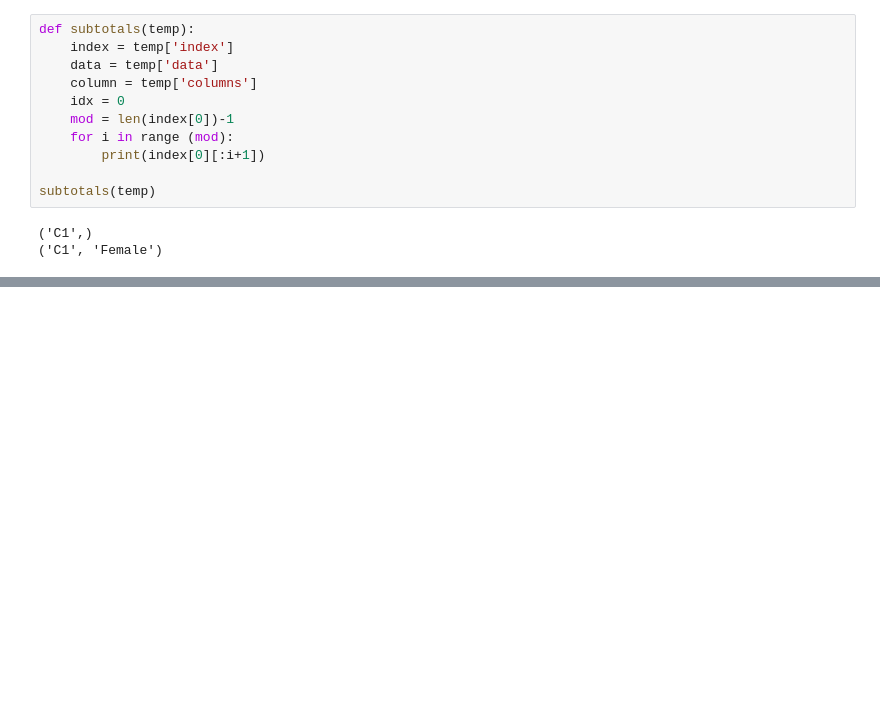
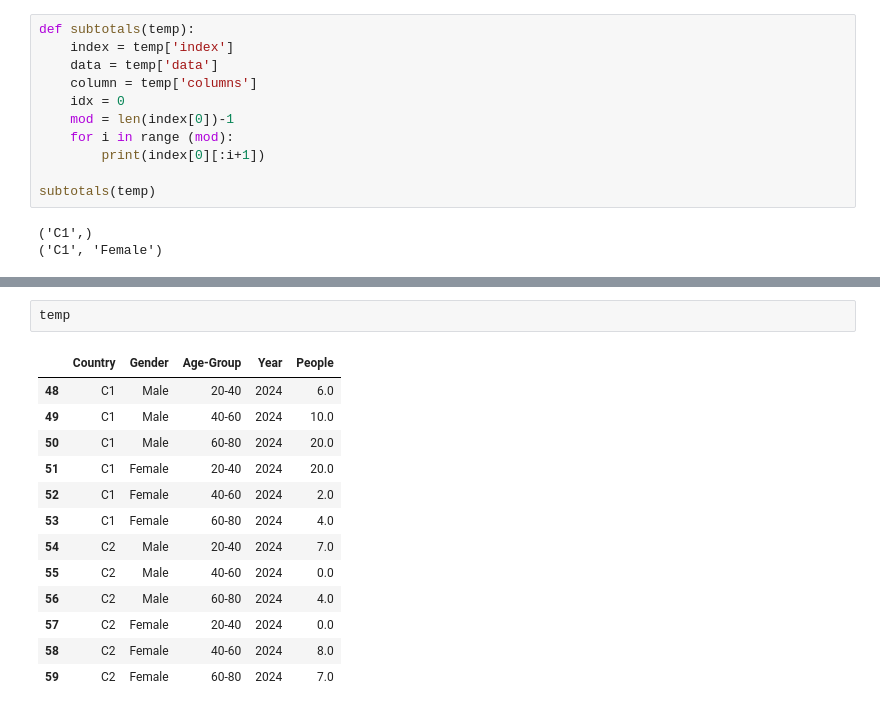
Before and after one commit to tushar-max/Data-Forecasting-Application, a Jupyter notebook: logic.ipynb, the cells around one changed output, grey strips where cells are left out. Cells and saved outputs as stored; diff of their text form; blank space fills up the shorter version.

```diff
--- a/logic.ipynb
+++ b/logic.ipynb
@@ -164,0 +235,16 @@ subtotals(temp)
+# %%
+temp
+# %% [output]
+|  | Country | Gender | Age-Group | Year | People |
+| 48 | C1 | Male | 20-40 | 2024 | 6.0 |
+| 49 | C1 | Male | 40-60 | 2024 | 10.0 |
+| 50 | C1 | Male | 60-80 | 2024 | 20.0 |
+| 51 | C1 | Female | 20-40 | 2024 | 20.0 |
+| 52 | C1 | Female | 40-60 | 2024 | 2.0 |
+| 53 | C1 | Female | 60-80 | 2024 | 4.0 |
+| 54 | C2 | Male | 20-40 | 2024 | 7.0 |
+| 55 | C2 | Male | 40-60 | 2024 | 0.0 |
+| 56 | C2 | Male | 60-80 | 2024 | 4.0 |
+| 57 | C2 | Female | 20-40 | 2024 | 0.0 |
+| 58 | C2 | Female | 40-60 | 2024 | 8.0 |
+| 59 | C2 | Female | 60-80 | 2024 | 7.0 |
```
Also changed, not shown: parts of 10 cells of this notebook, 5 other files.
